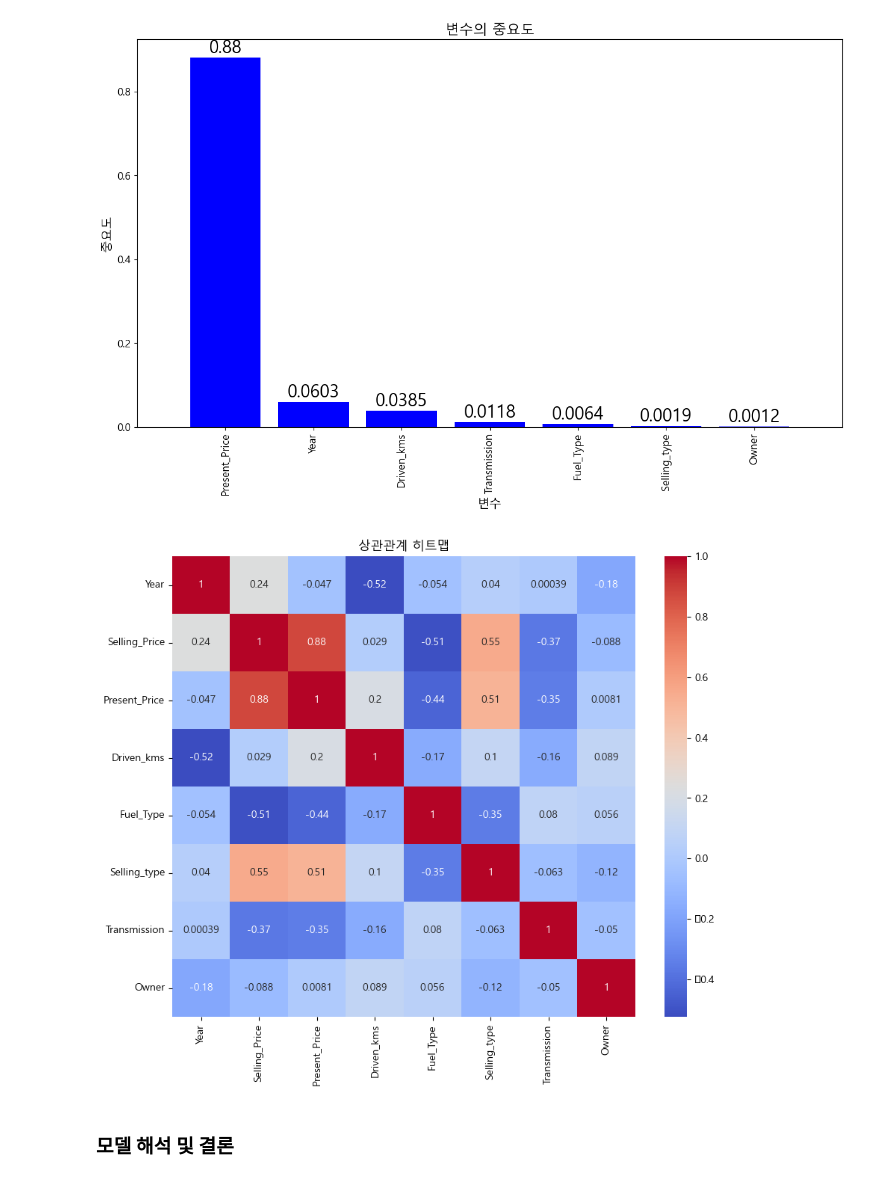
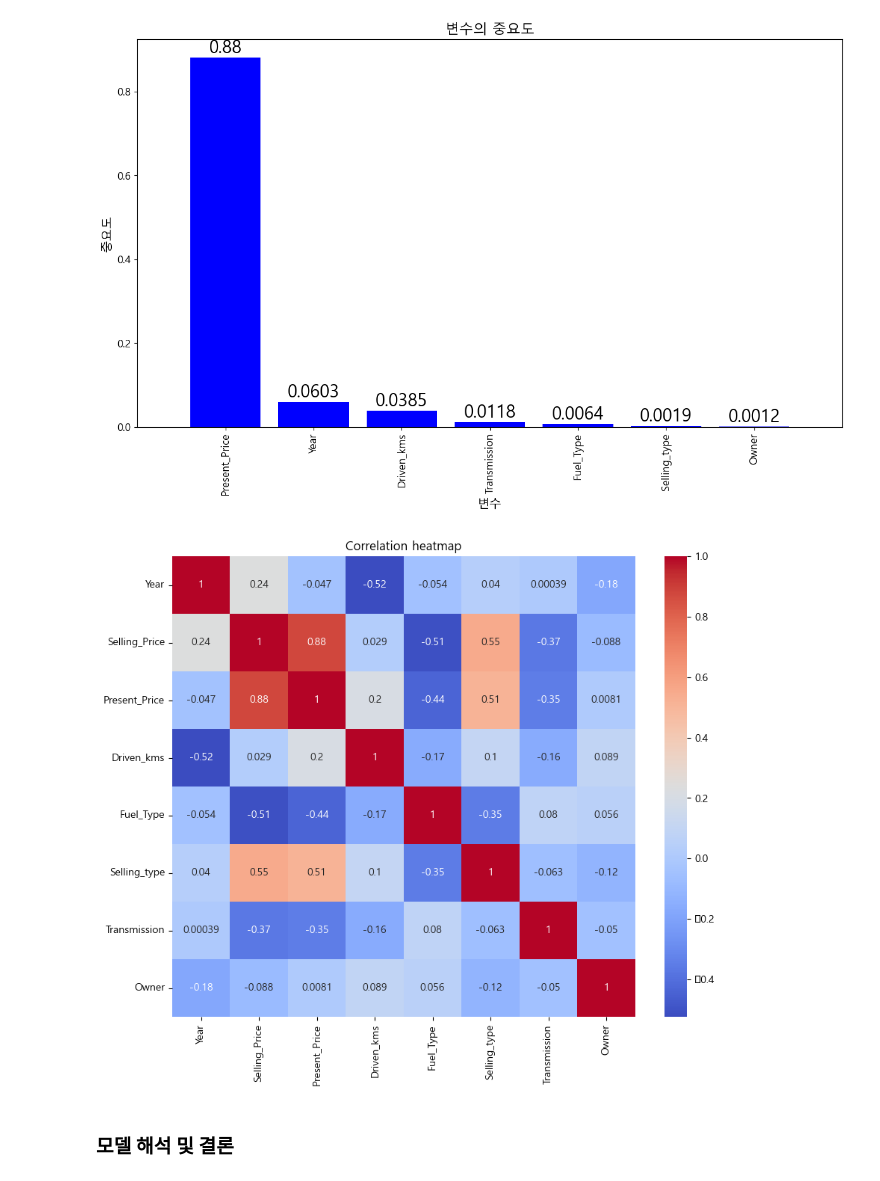
Before and after one commit to SongJuHo-0410/AI-ML_study, a Jupyter notebook: Used Car Price/패턴인식과 기계학습 중간과제(2018210059 송주호).ipynb, the cells around one changed output. Cells and saved outputs as stored; diff of their text form; code cells hidden in the pictures.

```diff
--- a/Used Car Price/패턴인식과 기계학습 중간과제(2018210059 송주호).ipynb
+++ b/Used Car Price/패턴인식과 기계학습 중간과제(2018210059 송주호).ipynb
@@ -14,3 +9,7 @@ df=pd.read_csv(url)
+# %%
+#read csv, csv파일 읽기
+url="https://raw.githubusercontent.com/SongJuHo-0410/AI-ML_study/master/Used%20Car%20Price/car%20data.csv"
+df=pd.read_csv(url)
 # %%
 import matplotlib as mpl
 import matplotlib.pyplot as plt
@@ -410,16 +400,22 @@ plt.show()
 # %% [output]
 [figure]
 # %%
+# 1. 데이터 확인
+non_numeric_columns = df.select_dtypes(exclude=['float64', 'int64']).columns
+
+# 2. 데이터 전처리
+df_numeric = df.drop(columns=non_numeric_columns)  # 숫자형 열만 남기기
+
 # 변수 간 상관 계수 계산
-correlation_matrix = df.corr()
+correlation_matrix = df_numeric.corr()
 
 # 히트맵 그리기
 plt.figure(figsize=(10, 8))
 sns.heatmap(correlation_matrix, annot=True, cmap='coolwarm')
-plt.title('상관관계 히트맵')
+plt.title('Correlation heatmap')
 plt.show()
 # %% [output]
-[figure, old version]
+[figure, new version]
 # %% [markdown]
 <h3>모델 해석 및 결론
 # %% [markdown]
```
Also changed, not shown: parts of 14 cells of this notebook.
